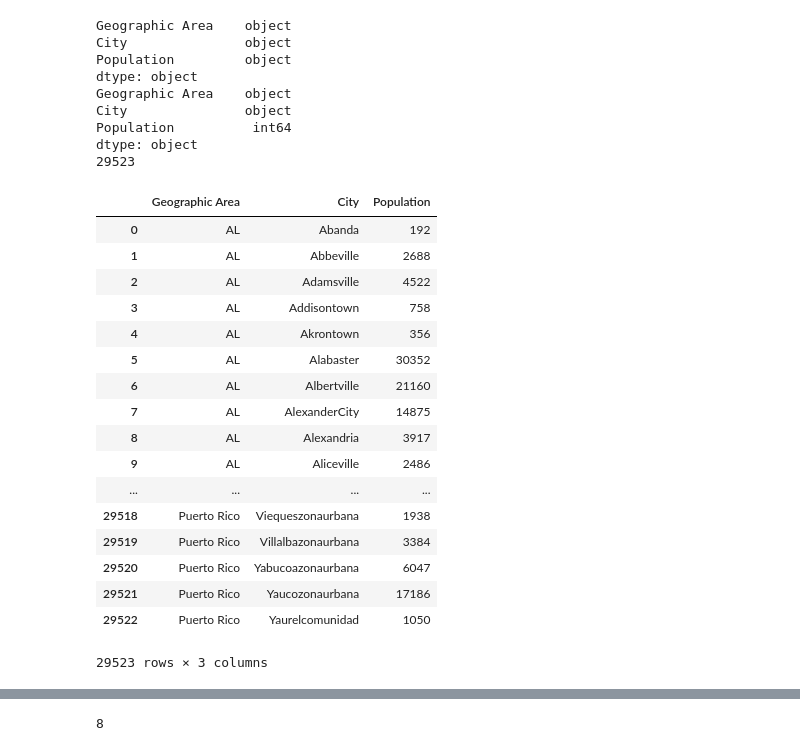
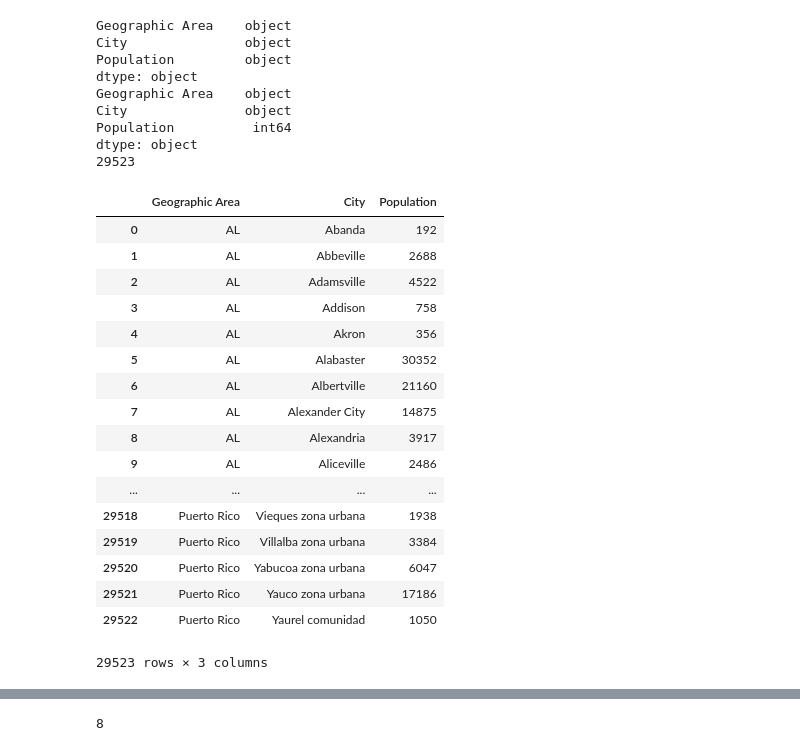
Before and after one commit to katherinegan/dssproject, a Jupyter notebook: Police_Shootings_with_Updated_List-official.ipynb, the cells around one changed output, grey strips where cells are left out. Cells and saved outputs as stored; diff of their text form; code cells hidden in the pictures.

```diff
--- a/Police_Shootings_with_Updated_List-official.ipynb
+++ b/Police_Shootings_with_Updated_List-official.ipynb
@@ -29,49 +31,55 @@ police
 # %%
 city_population = pd.read_csv('CityPopulation2000.csv', encoding = "ISO-8859-1")
 
 print(city_population.dtypes) #shows the type of data contained in cells
 
 city_population['Population'] = city_population['Population'].str.replace(r'\(r.*\)', '')#removes anything that has a (r) in it, done to try to clean up data
+city_population['City'] = city_population['City'].str.replace(r"[\s\S]*.*(balance).*[\s\S]", '')
 city_population['City'] = city_population['City'].str.replace(r'\(.*\)', '')#removes anything that has a parenthesis in it, done to try to clean up data
-city_population['City'] = city_population['City'].str.replace(r'CDP', '')#removes anything that has a 'CDP' in it, done to try to clean up data
+city_population['City'] = city_population['City'].str.replace(r' CDP', '')#removes anything that has a 'CDP' in it, done to try to clean up data
 city_population['City'] = city_population['City'].str.replace(r' city', '')#removes anything that has a lowercase spelling of 'city' in it, done to try to clean up data
-city_population['City'] = city_population['City'].str.replace(r'\s', '')#gets rid of spaces
-city_population['City'] = city_population['City'].str.lower()#makes everthing lowercase, done to try to clean up data
+city_population['City'] = city_population['City'].str.replace(r' village', '')
+city_population['City'] = city_population['City'].str.replace(r' municipality', '')
+city_population['City'] = city_population['City'].str.replace(r' town', '')
+city_population['City'] = city_population['City'].str.replace(r'Urban ', '')
+city_population['City'] = city_population['City'].str.replace(r'\-.*', '')
+city_population['City'] = city_population['City'].str.replace(r'\/.*', '')
+
 type_dict = {'Geographic Area': 'str', 'City': 'str', 'Population': 'int64'}#done to change population values into an integer
 city_population = city_population.astype(type_dict)#done to change population values into an integer
 
 print(city_population.dtypes)
 print(len(city_population))
 #city_population=city_population[city_population.Population != 0], old attempt to get rid of zeros, it broke everything so i'm not doing it
 #print(len(city_population))
 city_population
 # %% [output]
 Geographic Area    object
 City               object
 Population         object
 dtype: object
 Geographic Area    object
 City               object
 Population          int64
 dtype: object
 29523
 |  | Geographic Area | City | Population |
 | 0 | AL | Abanda | 192 |
 | 1 | AL | Abbeville | 2688 |
 | 2 | AL | Adamsville | 4522 |
-| 3 | AL | Addisontown | 758 |
-| 4 | AL | Akrontown | 356 |
+| 3 | AL | Addison | 758 |
+| 4 | AL | Akron | 356 |
 | 5 | AL | Alabaster | 30352 |
 | 6 | AL | Albertville | 21160 |
-| 7 | AL | AlexanderCity | 14875 |
+| 7 | AL | Alexander City | 14875 |
 | 8 | AL | Alexandria | 3917 |
 | 9 | AL | Aliceville | 2486 |
 | ... | ... | ... | ... |
-| 29518 | Puerto Rico | Viequeszonaurbana | 1938 |
-| 29519 | Puerto Rico | Villalbazonaurbana | 3384 |
-| 29520 | Puerto Rico | Yabucoazonaurbana | 6047 |
-| 29521 | Puerto Rico | Yaucozonaurbana | 17186 |
-| 29522 | Puerto Rico | Yaurelcomunidad | 1050 |
+| 29518 | Puerto Rico | Vieques zona urbana | 1938 |
+| 29519 | Puerto Rico | Villalba zona urbana | 3384 |
+| 29520 | Puerto Rico | Yabucoa zona urbana | 6047 |
+| 29521 | Puerto Rico | Yauco zona urbana | 17186 |
+| 29522 | Puerto Rico | Yaurel comunidad | 1050 |
 29523 rows × 3 columns
 # %%
 'getting number of shootings per city'
```
Also changed, not shown: parts of 30 cells of this notebook.
